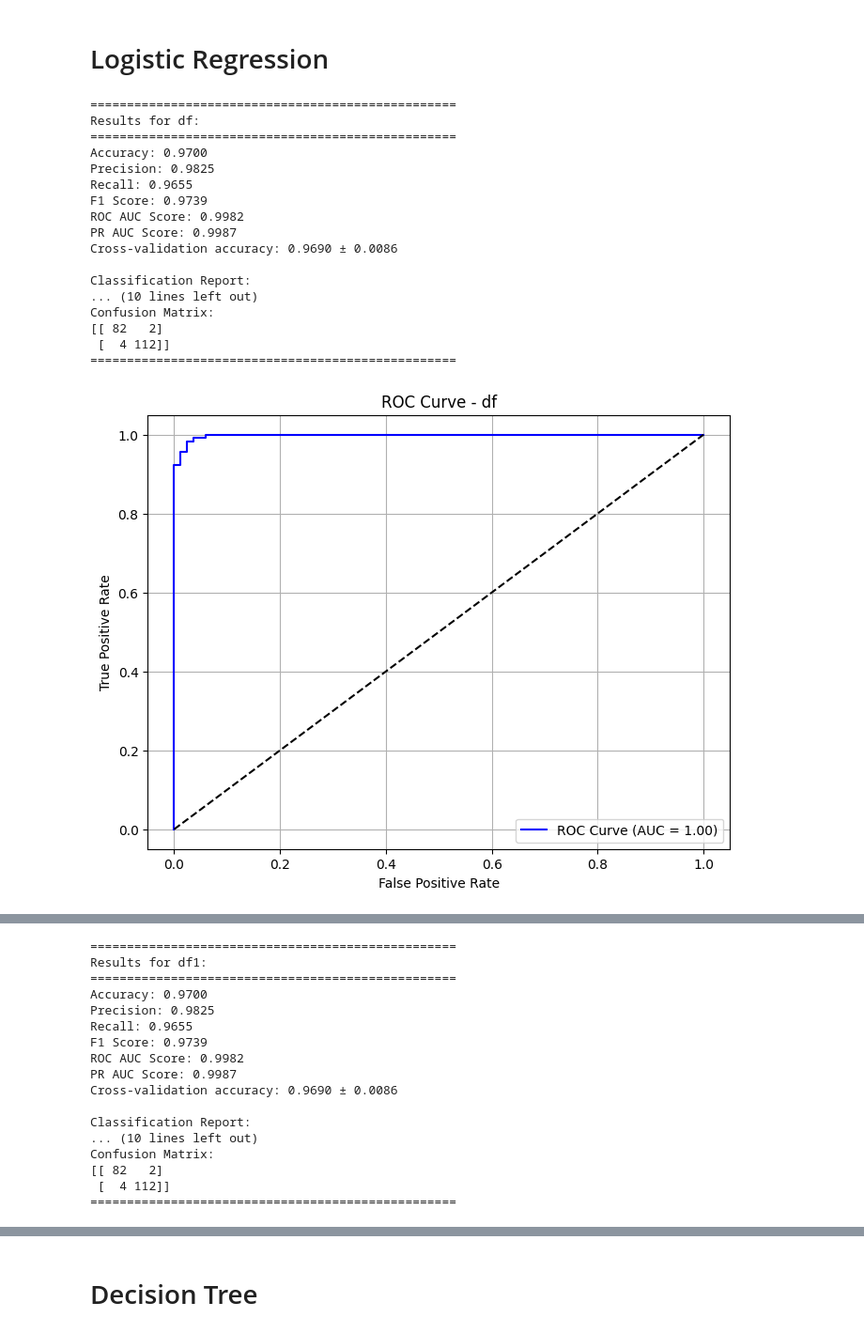
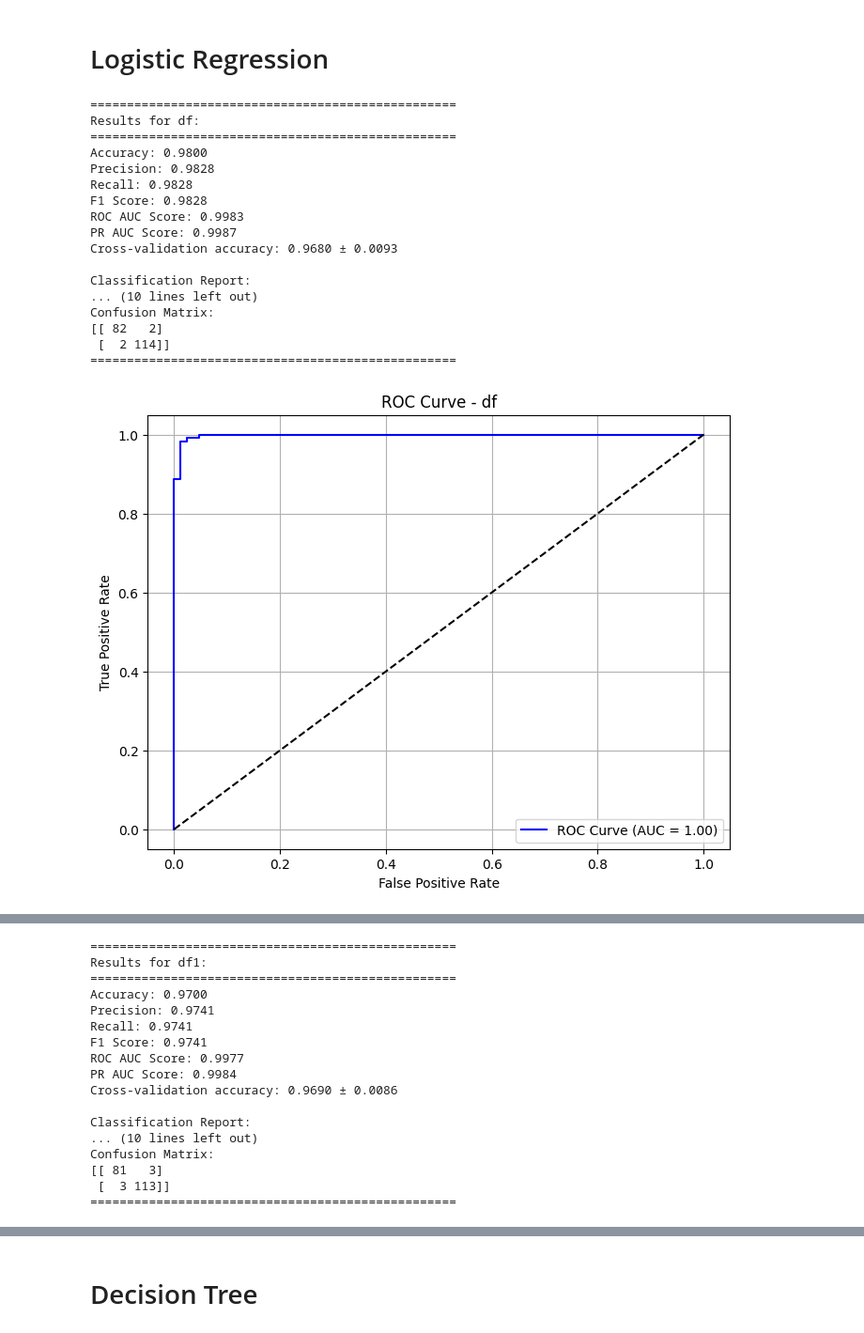
Before and after one commit to ganesh-329/Heart-Disease-Prediction-ML, a Jupyter notebook: cardio/Data_cardiovascular.ipynb, the cells around one changed output, grey strips where cells are left out. Shown at 94% size. Cells and saved outputs as stored; diff of their text form; code cells hidden in the pictures.

```diff
--- a/cardio/Data_cardiovascular.ipynb
+++ b/cardio/Data_cardiovascular.ipynb
@@ -297,6 +297,9 @@ Name: target, dtype: float64
 # %%
 # from this we can see that the exerciseangia has the lowest correlation with heart diesease
 # %%
+dd = df.copy()
+dd1 = df.copy()
+
 df = df.drop(columns="exerciseangia")
 df1 = df1.drop(columns="exerciseangia")
 # %%
@@ -522,15 +565,25 @@ from sklearn.metrics import (
     roc_curve, auc, classification_report, precision_recall_curve, roc_auc_score
 )
 
+logreg_results = []
+
 def logistic_regression(X, y, dataset_label):
+    global logreg_results
     # Stratified split to maintain class balance
     X_train, X_test, y_train, y_test = train_test_split(
         X, y, test_size=0.2, random_state=42, stratify=y
-    )
+)
+
+    # Add small Gaussian noise to training features to reduce overfitting
+    noise_scale = 0.1  # you can tune this value
+    feature_std = X_train.std(axis=0).replace(0, 1e-8)
+    rng = np.random.default_rng(42)
+    noise = rng.normal(loc=0.0, scale=noise_scale * feature_std.values, size=X_train.shape)
+    X_train_noisy = X_train + noise
 
     # Standardizing the dataset
     scaler = StandardScaler()
-    X_train = scaler.fit_transform(X_train)
+    X_train = scaler.fit_transform(X_train_noisy)
     X_test = scaler.transform(X_test)
     X_scaled = scaler.transform(X)  # Scale for cross-validation
 
@@ -557,6 +610,19 @@ def logistic_regression(X, y, dataset_label):
 
     # Compute confusion matrix
     cm = confusion_matrix(y_test, y_pred)
+
+    # Store metrics for later summary
+    logreg_results.append({
+        "dataset": dataset_label,
+        "accuracy": accuracy,
+        "precision": precision,
+        "recall": recall,
+        "f1": f1,
+        "roc_auc": roc_auc,
+        "pr_auc": pr_auc,
+        "cv_accuracy_mean": cv_scores.mean(),
+        "cv_accuracy_std": cv_scores.std(),
+    })
 
     # Print results
     print(f"\n{'='*50}\nResults for {dataset_label}:\n{'='*50}")
@@ -595,39 +661,41 @@ def logistic_regression(X, y, dataset_label):
     # Plot Confusion Matrix
     plt.figure(figsize=(8, 6))
     sns.heatmap(cm, annot=True, fmt='d', cmap='Blues', cbar=False,
                 xticklabels=['Negative', 'Positive'],
                 yticklabels=['Negative', 'Positive'])
     plt.xlabel('Predicted Label')
     plt.ylabel('True Label')
     plt.title(f'Confusion Matrix - {dataset_label}')
     plt.show()
 
 # Example usage
 datasets = {
     'df': (df, 'target'),
-    'df1': (df1, 'target')
+    'df1': (df1, 'target'),
+    'dd': (dd, 'target'),
+    'dd1': (dd1, 'target')
 }
 
 for label, (df, target) in datasets.items():
     X = df.drop(columns=[target])
     y = df[target]
     logistic_regression(X, y, label)
 # %% [output]
 ==================================================
 Results for df:
 ==================================================
-Accuracy: 0.9700
-Precision: 0.9825
-Recall: 0.9655
-F1 Score: 0.9739
-ROC AUC Score: 0.9982
+Accuracy: 0.9800
+Precision: 0.9828
+Recall: 0.9828
+F1 Score: 0.9828
+ROC AUC Score: 0.9983
 PR AUC Score: 0.9987
-Cross-validation accuracy: 0.9690 ± 0.0086
+Cross-validation accuracy: 0.9680 ± 0.0093
 
 Classification Report:
 ... (10 lines left out)
 Confusion Matrix:
 [[ 82   2]
- [  4 112]]
+ [  2 114]]
 ==================================================
-[figure, old version]
+[figure, new version]
@@ -637,16 +705,16 @@ Confusion Matrix:
 Results for df1:
 ==================================================
 Accuracy: 0.9700
-Precision: 0.9825
-Recall: 0.9655
-F1 Score: 0.9739
-ROC AUC Score: 0.9982
-PR AUC Score: 0.9987
+Precision: 0.9741
+Recall: 0.9741
+F1 Score: 0.9741
+ROC AUC Score: 0.9977
+PR AUC Score: 0.9984
 Cross-validation accuracy: 0.9690 ± 0.0086
 
 Classification Report:
 ... (10 lines left out)
 Confusion Matrix:
-[[ 82   2]
- [  4 112]]
+[[ 81   3]
+ [  3 113]]
 ==================================================
```
Also changed, not shown: parts of 6 cells of this notebook, 50 other files.
